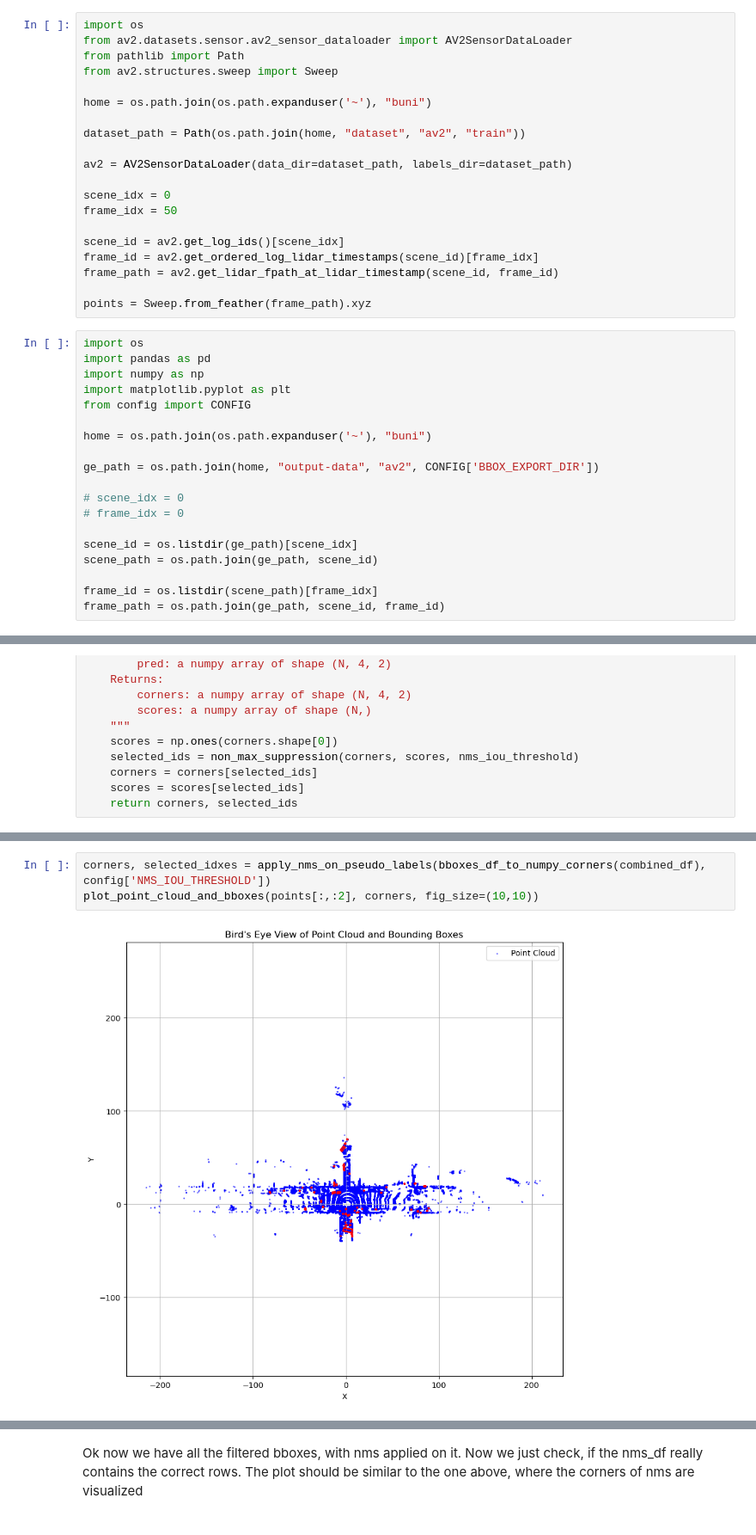
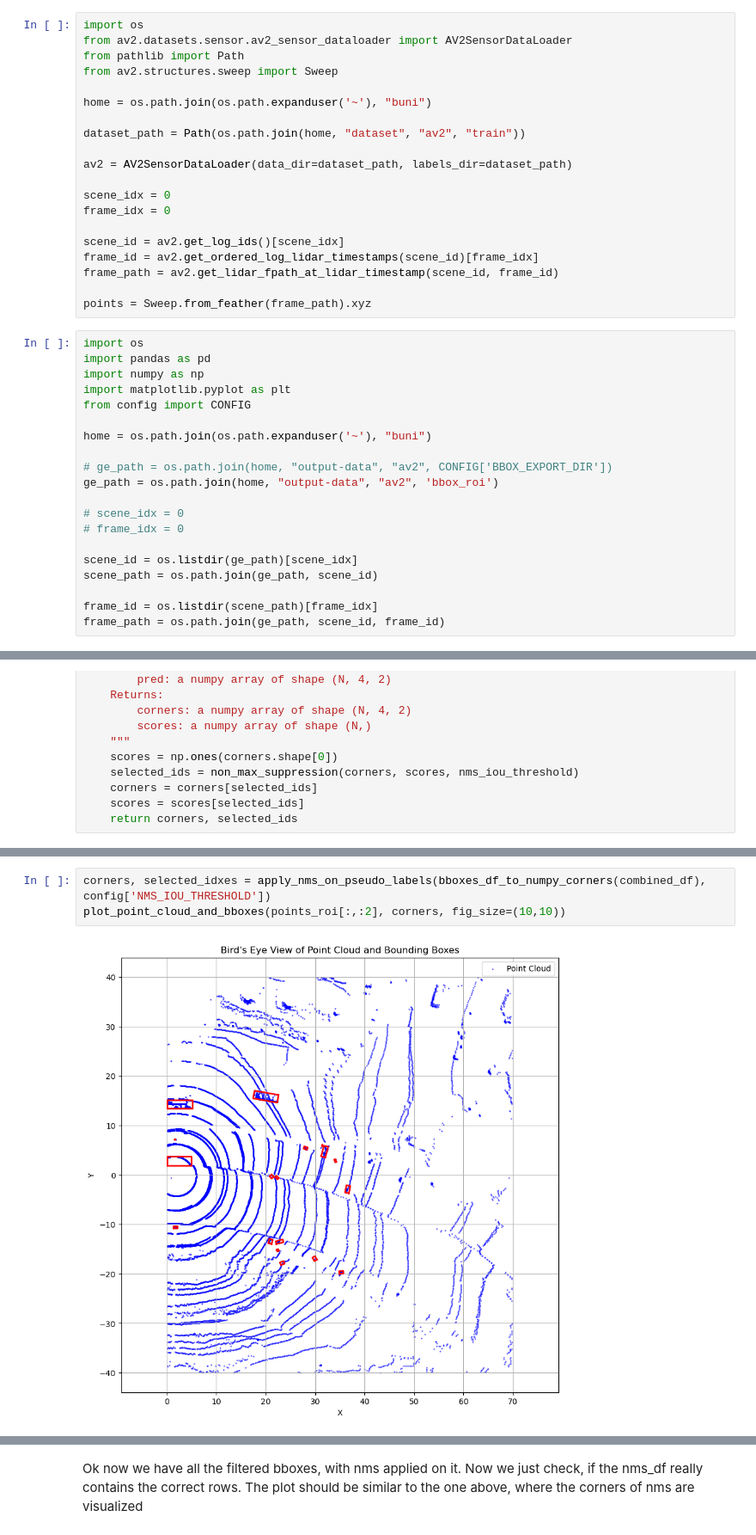
Before and after one commit to ravi0131/pseudo-labels, a Jupyter notebook: notebooks_experi/stats_filtering_analysis.ipynb, the cells around one changed output, grey strips where cells are left out. Shown: that part at 86% size. Cells and saved outputs as stored; diff of their text form.

```diff
--- a/notebooks_experi/stats_filtering_analysis.ipynb
+++ b/notebooks_experi/stats_filtering_analysis.ipynb
@@ -17,7 +17,7 @@ dataset_path = Path(os.path.join(home, "dataset", "av2", "train"))
 av2 = AV2SensorDataLoader(data_dir=dataset_path, labels_dir=dataset_path)
 
 scene_idx = 0
-frame_idx = 50
+frame_idx = 0
 
 scene_id = av2.get_log_ids()[scene_idx]
 frame_id = av2.get_ordered_log_lidar_timestamps(scene_id)[frame_idx]
@@ -33,7 +33,8 @@ from config import CONFIG
 
 home = os.path.join(os.path.expanduser('~'), "buni")
 
-ge_path = os.path.join(home, "output-data", "av2", CONFIG['BBOX_EXPORT_DIR'])
+# ge_path = os.path.join(home, "output-data", "av2", CONFIG['BBOX_EXPORT_DIR'])
+ge_path = os.path.join(home, "output-data", "av2", 'bbox_roi')
 
 # scene_idx = 0
 # frame_idx = 0
@@ -385,8 +388,8 @@ def apply_nms_on_pseudo_labels(corners, nms_iou_threshold) -> Tuple[np.ndarray,
 # %%
 corners, selected_idxes = apply_nms_on_pseudo_labels(bboxes_df_to_numpy_corners(combined_df), config['NMS_IOU_THRESHOLD'])
-plot_point_cloud_and_bboxes(points[:,:2], corners, fig_size=(10,10))
+plot_point_cloud_and_bboxes(points_roi[:,:2], corners, fig_size=(10,10))
 # %% [output]
-[figure, old version]
+[figure, new version]
 # %%
 selected_idxes
 # %% [output]
```
Also changed, not shown: parts of 16 cells of this notebook, 10 other files.
